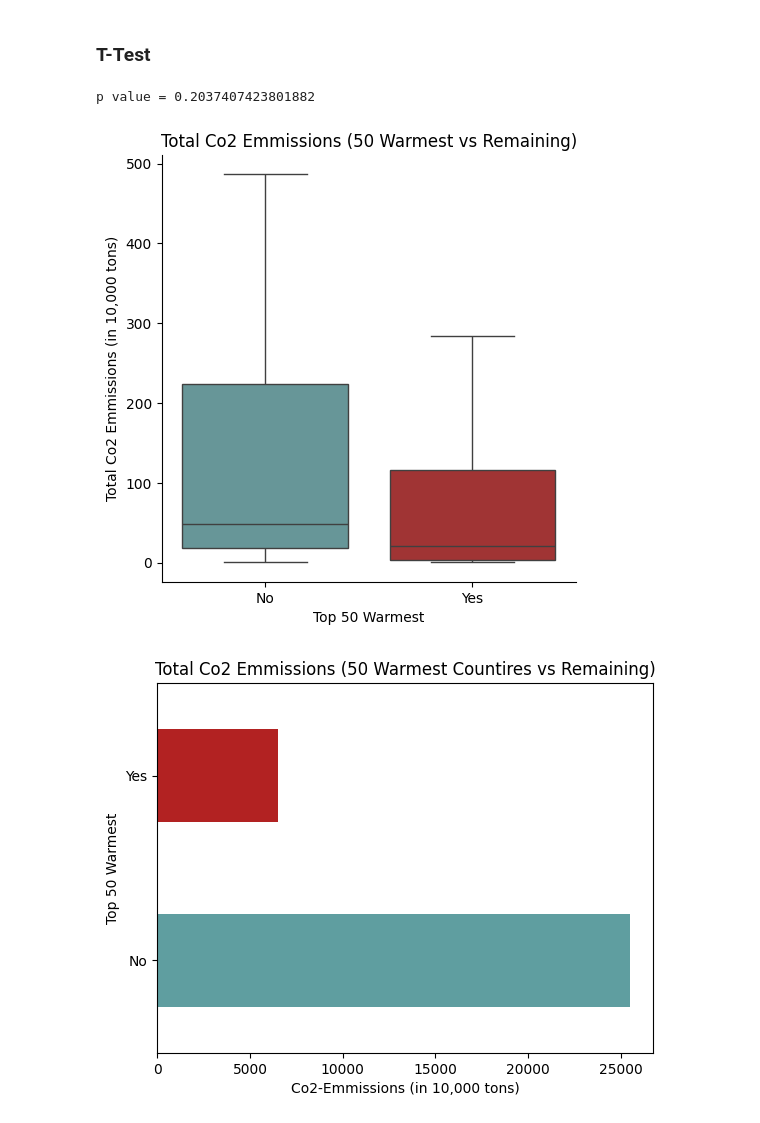
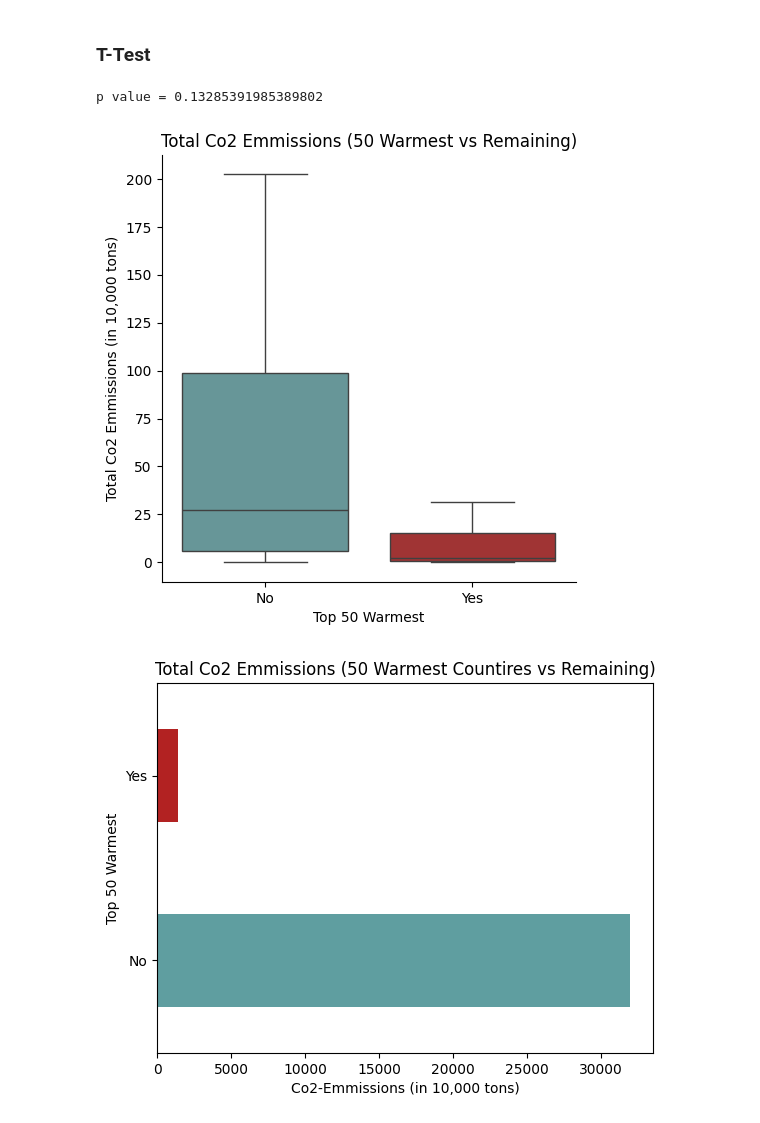
Before and after one commit to evannt/MotherNature, a Jupyter notebook: mother_nature.ipynb, the cells around one changed output. Saved outputs shown, nothing was run; the diff lists cells and outputs as text; code cells hidden in the pictures.

Commit message:
adds global land temperature dataset

```diff
--- a/mother_nature.ipynb
+++ b/mother_nature.ipynb
@@ -4,12 +4,13 @@
 import pandas as pd
 import matplotlib.pyplot as plt
 import seaborn as sns
-from datetime import datetime
+import datetime
 import numpy as np
 import scipy.stats as stats
 from statsmodels.stats.multicomp import pairwise_tukeyhsd
 
 city_daily_temperature_df = pd.read_csv("Datasets/city-daily-temperature.csv")
+global_land_temperature_df = pd.read_csv("Datasets/global_land_temperatures_by_country.csv")
 global_country_info_df = pd.read_csv("Datasets/global-country-information.csv")
 # %% [markdown]
 ### City Daily Temperature Dataset
@@ -228,7 +285,7 @@ global_country_info_df
 193 rows × 13 columns
 # %%
 # Combining the yearly average temperatures by country with the global country information
-combined_yearly_df = pd.merge(global_country_info_df, avg_temp_per_country_per_year, on='Country')
+combined_yearly_df = pd.merge(global_country_info_df, global_land_temperature_df, on='Country')
 # %%
 # Combining the monthly average temperatures with the global country information
 month_dict = {
@@ -338,32 +395,32 @@ Summary: Our null hypothesis is that the size of a country does not directly inf
 ### T-Test
 # %%
 # T-Test: Comparing Co2-Emissions between Top 25 countries by average temperature and remaining countires
-country_emissions_avgtemp_df = combined_yearly_df.groupby(['Co2-Emissions', 'Country'], as_index=False)['AvgTemperature'].mean()
+country_emissions_avgtemp_df = combined_yearly_df.groupby(['Co2-Emissions', 'Country'], as_index=False)['AverageTemperature'].mean()
 
-top_25_countires = country_emissions_avgtemp_df.nlargest(50, 'AvgTemperature')
+top_25_countires = country_emissions_avgtemp_df.nlargest(50, 'AverageTemperature')
 top_25_countires['Top 50 Warmest'] = 'Yes'
 remaining_countires = country_emissions_avgtemp_df[~country_emissions_avgtemp_df.index.isin(top_25_countires.index)]
 remaining_countires['Top 50 Warmest'] = 'No'
 combined_emmissions = pd.concat([top_25_countires, remaining_countires], ignore_index=True)
 
 top_10_countries_emmissions = top_25_countires['Co2-Emissions']
 remaining_countries_emmissions = remaining_countires['Co2-Emissions']
 
 t_stat, p_value = stats.ttest_ind(top_10_countries_emmissions, remaining_countries_emmissions)
 print(f'p value = {p_value}')
 
 combined_emmissions['Co2-Emissions'] /= 1000
 sns.catplot(data=combined_emmissions.groupby(['Top 50 Warmest', 'Co2-Emissions'], as_index=False)['Co2-Emissions'].sum(), x='Top 50 Warmest', y='Co2-Emissions', kind='box', showfliers=False, hue='Top 50 Warmest', palette=['cadetblue', 'firebrick'])
 plt.title('Total Co2 Emmissions (50 Warmest vs Remaining)')
 plt.ylabel('Total Co2 Emmissions (in 10,000 tons)')
 plt.show()
 
 combined_emmissions.groupby('Top 50 Warmest')['Co2-Emissions'].sum().plot(kind='barh', title='Total Co2 Emmissions (50 Warmest Countires vs Remaining)', xlabel='Co2-Emmissions (in 10,000 tons)', ylabel='Top 50 Warmest', color=['cadetblue', 'firebrick'])
 plt.show()
 # %% [output]
-p value = 0.2037407423801882
+p value = 0.13285391985389802
-[figure, old version]
+[figure, new version]
-[figure, old version]
+[figure, new version]
 # %% [markdown]
     T-Test Conclusion
 
```
Also changed, not shown: parts of 3 cells of this notebook, 1 other file.
